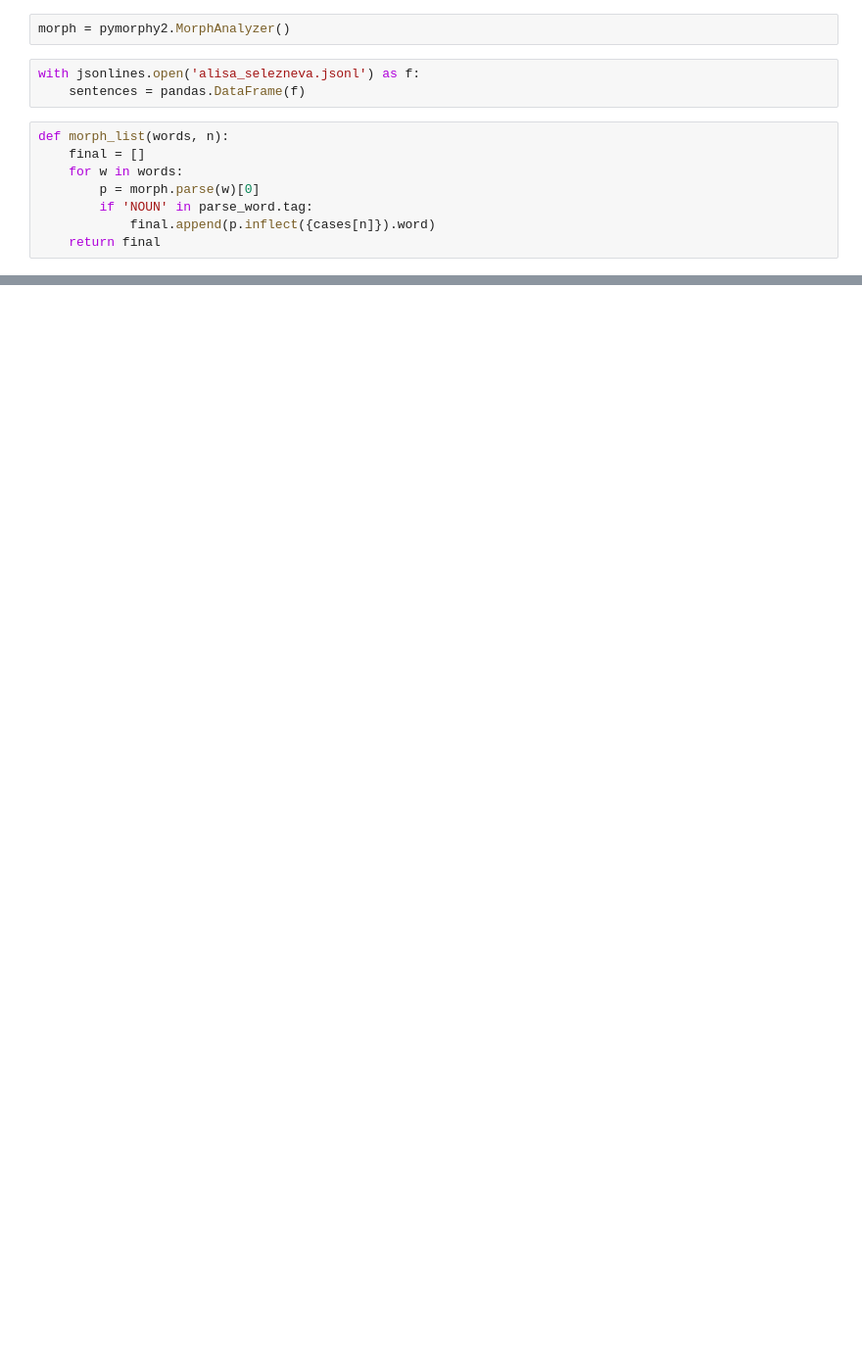
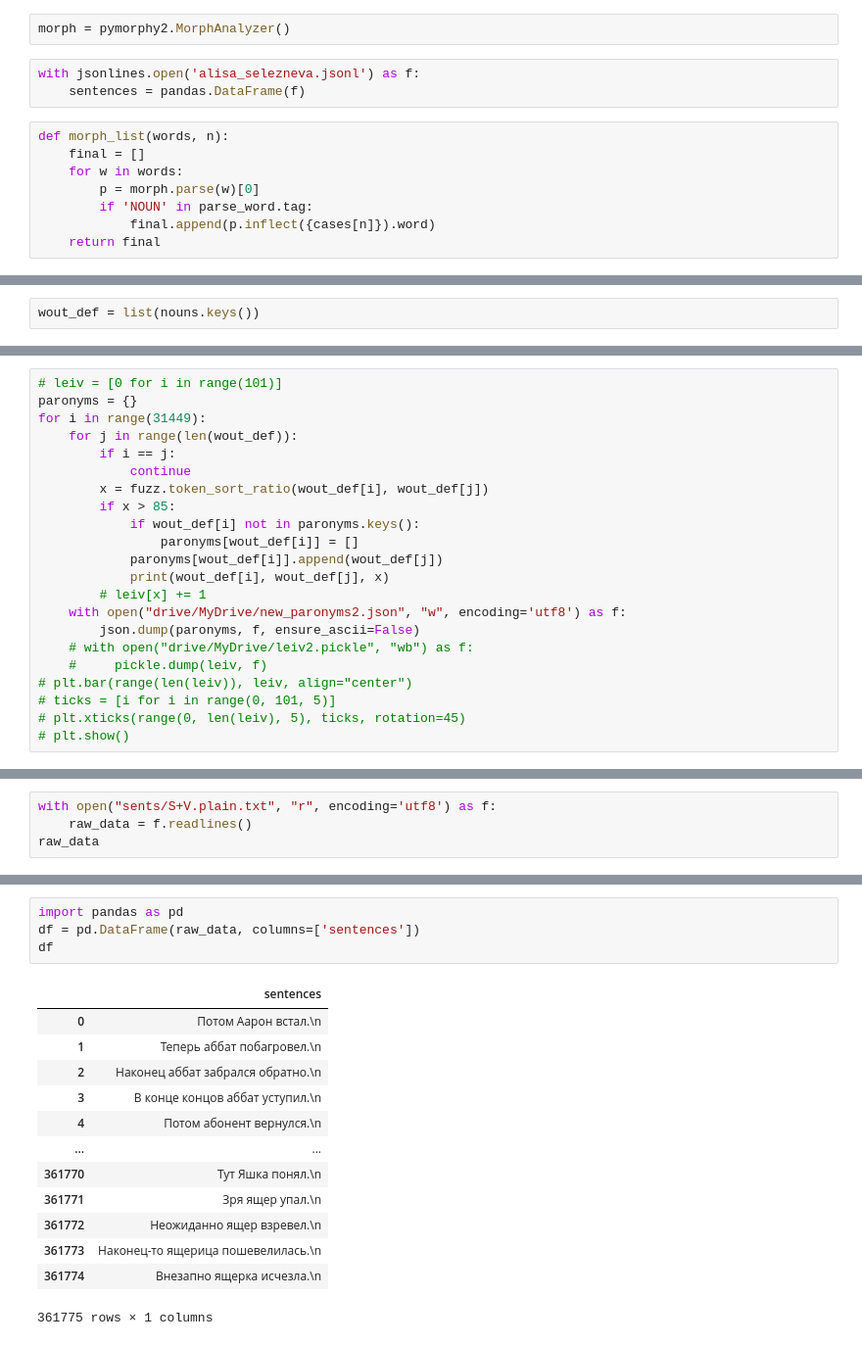
Before and after one commit to NanamyYu/grammarzeka, a Jupyter notebook: paronyms/paronyms.ipynb, the cells around one changed output, grey strips where cells are left out. Shown at 98% size. Drawn from its saved outputs; the diff is of its cells as text; blank space fills up the shorter version.

```diff
--- a/paronyms/paronyms.ipynb
+++ b/paronyms/paronyms.ipynb
@@ -159,0 +196,2 @@ f.close()
+# %%
+wout_def = list(nouns.keys())
@@ -159,0 +214,22 @@ f.close()
+# %%
+# leiv = [0 for i in range(101)]
+paronyms = {}
+for i in range(31449):
+    for j in range(len(wout_def)):
+        if i == j:
+            continue
+        x = fuzz.token_sort_ratio(wout_def[i], wout_def[j])
+        if x > 85:
+            if wout_def[i] not in paronyms.keys():
+                paronyms[wout_def[i]] = []
+            paronyms[wout_def[i]].append(wout_def[j])
+            print(wout_def[i], wout_def[j], x)
+        # leiv[x] += 1
+    with open("drive/MyDrive/new_paronyms2.json", "w", encoding='utf8') as f:
+        json.dump(paronyms, f, ensure_ascii=False)
+    # with open("drive/MyDrive/leiv2.pickle", "wb") as f:
+    #     pickle.dump(leiv, f)
+# plt.bar(range(len(leiv)), leiv, align="center")
+# ticks = [i for i in range(0, 101, 5)]
+# plt.xticks(range(0, len(leiv), 5), ticks, rotation=45)
+# plt.show()
@@ -159,0 +263,4 @@ f.close()
+# %%
+with open("sents/S+V.plain.txt", "r", encoding='utf8') as f:
+    raw_data = f.readlines()
+raw_data
@@ -159,0 +285,18 @@ f.close()
+# %%
+import pandas as pd
+df = pd.DataFrame(raw_data, columns=['sentences'])
+df
+# %% [output]
+|  | sentences |
+| 0 | Потом Аарон встал.\n |
+| 1 | Теперь аббат побагровел.\n |
+| 2 | Наконец аббат забрался обратно.\n |
+| 3 | В конце концов аббат уступил.\n |
+| 4 | Потом абонент вернулся.\n |
+| ... | ... |
+| 361770 | Тут Яшка понял.\n |
+| 361771 | Зря ящер упал.\n |
+| 361772 | Неожиданно ящер взревел.\n |
+| 361773 | Наконец-то ящерица пошевелилась.\n |
+| 361774 | Внезапно ящерка исчезла.\n |
+361775 rows × 1 columns
```
Also changed, not shown: parts of 48 cells of this notebook, 10 other files.
